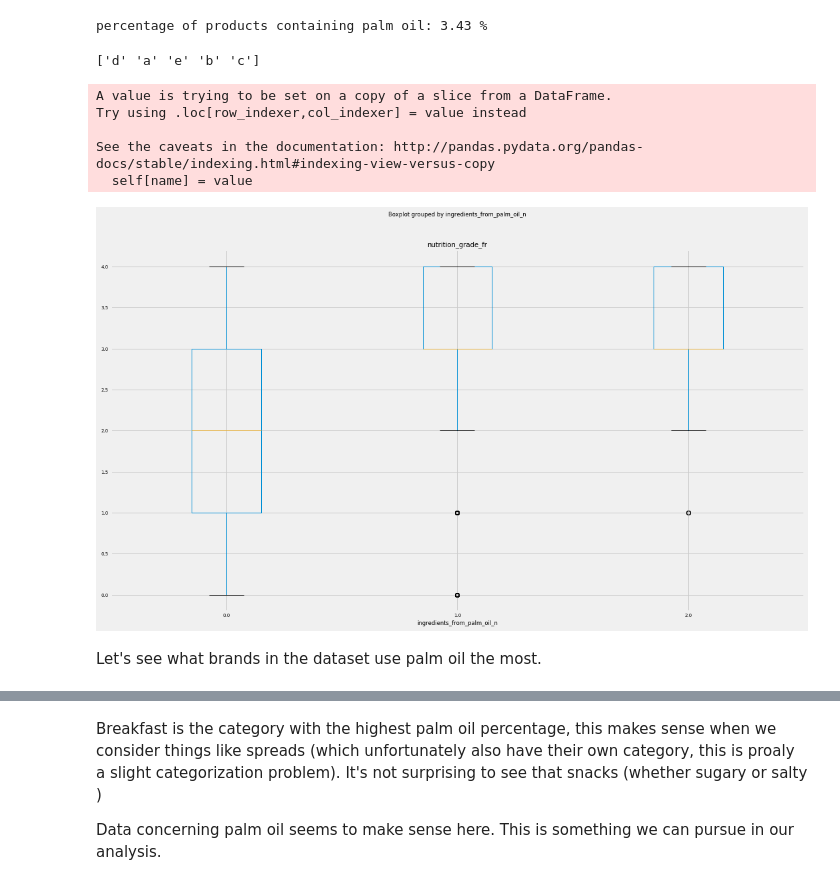
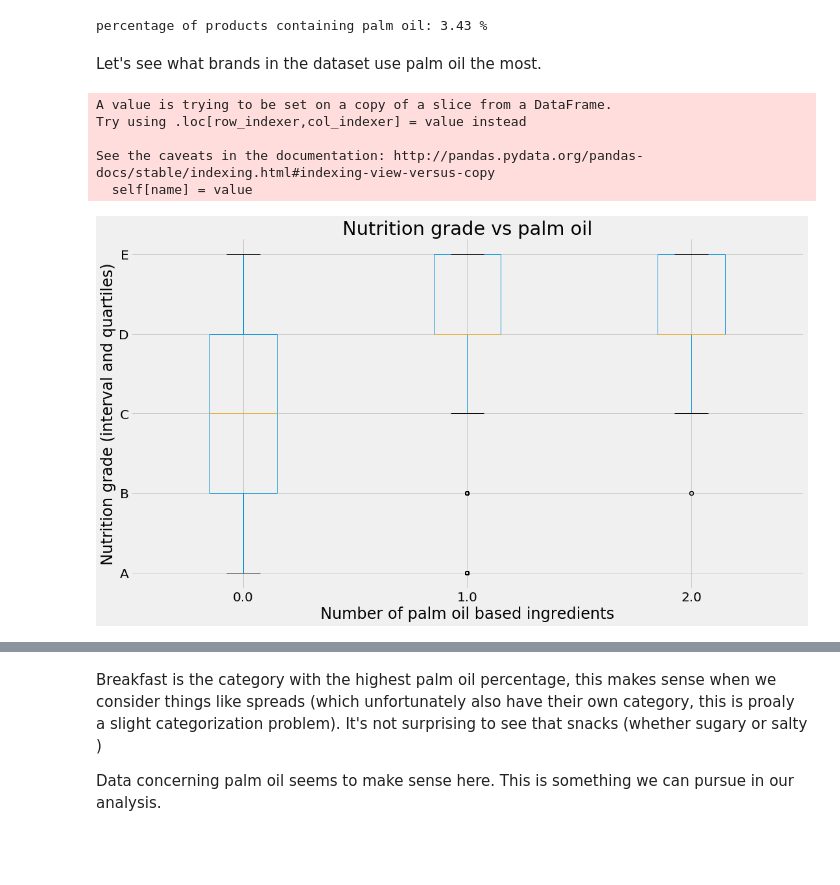
Before and after one commit to lbasseto/meyran-open-food-facts, a Jupyter notebook: Data PreProcessing.ipynb, the cells around one changed output, grey strips where cells are left out. Cells and saved outputs as stored; diff of their text form; code cells hidden in the pictures; blank space fills up the shorter version.

```diff
--- a/Data PreProcessing.ipynb
+++ b/Data PreProcessing.ipynb
@@ -649,26 +654,30 @@ percentage_of_products_containing_palm_oil = 100 * number_of_products_with_palm_
 print('percentage of products containing palm oil:', round(percentage_of_products_containing_palm_oil,2), '%')
 # %% [output]
 percentage of products containing palm oil: 3.43 %
-# %%
-# this function converts letter grades a - b - c - d - e to integer values 0 - 1 - 2 - 3 - 4
-def grade_to_score(x):
-    return ord(x) - ord('a')
-
-nutrition_grade_fr_df = df.dropna(subset=['nutrition_grade_fr'])
-print(nutrition_grade_fr_df.nutrition_grade_fr.unique())
-nutrition_grade_fr_df.nutrition_grade_fr = nutrition_grade_fr_df.nutrition_grade_fr.apply(grade_to_score)
-nutrition_grade_fr_df.boxplot(column='nutrition_grade_fr', by='ingredients_from_palm_oil_n')
-plt.savefig('nutrition_grade_palm_oil.png', transparent=True)
-# %% [output]
-['d' 'a' 'e' 'b' 'c']
-A value is trying to be set on a copy of a slice from a DataFrame.
-Try using .loc[row_indexer,col_indexer] = value instead
-
-See the caveats in the documentation: http://pandas.pydata.org/pandas-docs/stable/indexing.html#indexing-view-versus-copy
-  self[name] = value
-[figure, removed]
 # %% [markdown]
 Let's see what brands in the dataset use palm oil the most.
+# %%
+# this function converts letter grades a - b - c - d - e to integer values 0 - 1 - 2 - 3 - 4
+def grade_to_score(x):
+    return ord(x) - ord('a') + 1
+
+nutrition_grade_fr_df = df.dropna(subset=['nutrition_grade_fr'])
+#print(nutrition_grade_fr_df.nutrition_grade_fr.unique())
+nutrition_grade_fr_df.nutrition_grade_fr = nutrition_grade_fr_df.nutrition_grade_fr.apply(grade_to_score)
+nutrition_grade_fr_df.boxplot(column='nutrition_grade_fr', by='ingredients_from_palm_oil_n')
+plt.xlabel("Number of palm oil based ingredients")
+plt.ylabel("Nutrition grade (interval and quartiles)")
+plt.yticks([a+1 for a in range(5)], ["A", "B", "C", "D", "E"])
+plt.title("Nutrition grade vs palm oil")
+plt.suptitle("")
+plt.savefig('nutrition_grade_palm_oil.png', transparent=True)
+# %% [output]
+A value is trying to be set on a copy of a slice from a DataFrame.
+Try using .loc[row_indexer,col_indexer] = value instead
+
+See the caveats in the documentation: http://pandas.pydata.org/pandas-docs/stable/indexing.html#indexing-view-versus-copy
+  self[name] = value
+[figure, added]
 # %%
 plt.rcParams.update({'font.size': 20})
 palm_broducs_by_brand = percentage_of_palm_based_products('main_category_en', 200)
```
Also changed, not shown: parts of 10 cells of this notebook, 41 other files.
